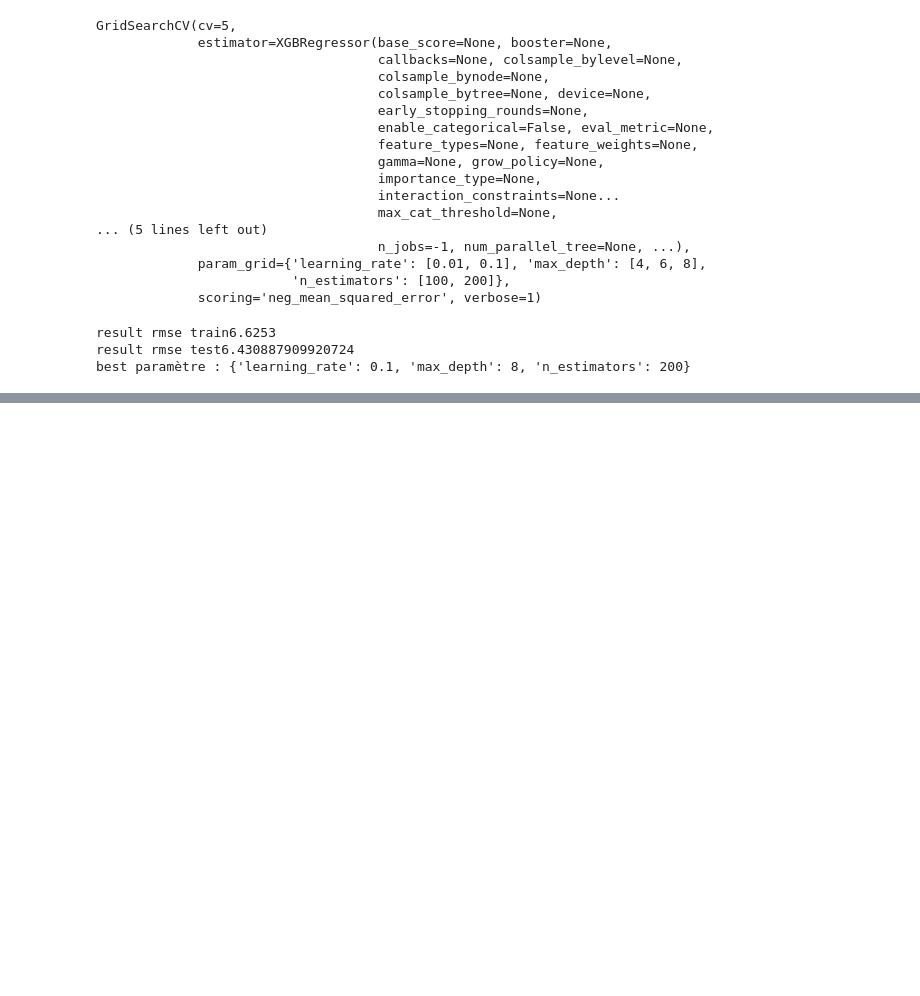
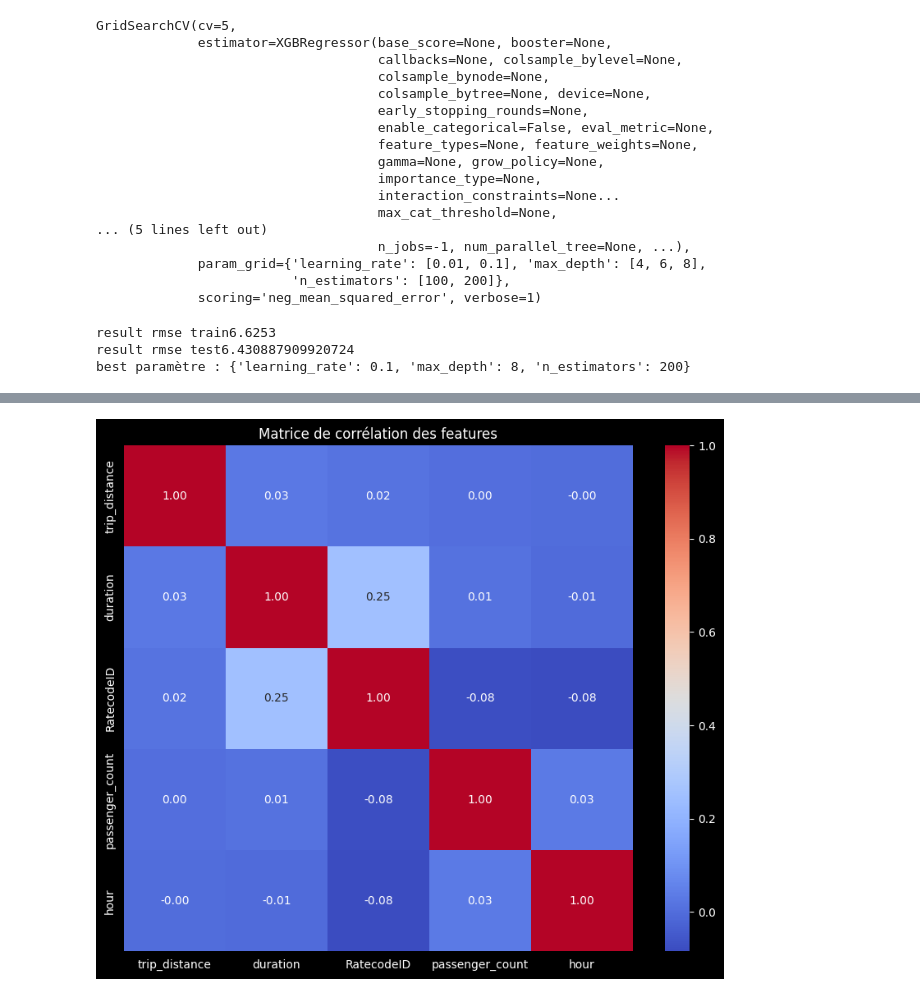
Before and after one commit to Dnewe/projet_big_data_cytech_25, a Jupyter notebook: ex05_ml_prediction_service/tmp.ipynb, the cells around one changed output, grey strips where cells are left out. Saved outputs shown, nothing was run; the diff lists cells and outputs as text; code cells hidden in the pictures; blank space fills up the shorter version.

```diff
--- a/ex05_ml_prediction_service/tmp.ipynb
+++ b/ex05_ml_prediction_service/tmp.ipynb
@@ -208,0 +366,15 @@ print(f"best paramètre : {grid_search_test.best_params_}")
+# %%
+import seaborn as sns
+import matplotlib.pyplot as plt
+
+# On calcule la corrélation sur tes colonnes principales
+# Remplace 'df' par le nom de ton DataFrame
+corr = df_clean[['trip_distance', 'duration', 'RatecodeID', 'passenger_count', 'hour']].corr()
+
+# Affichage avec une heatmap
+plt.figure(figsize=(10, 8))
+sns.heatmap(corr, annot=True, cmap='coolwarm', fmt=".2f")
+plt.title("Matrice de corrélation des features")
+plt.show()
+# %% [output]
+[figure, added]
```
Also changed, not shown: parts of 10 cells of this notebook, 9 other files.
